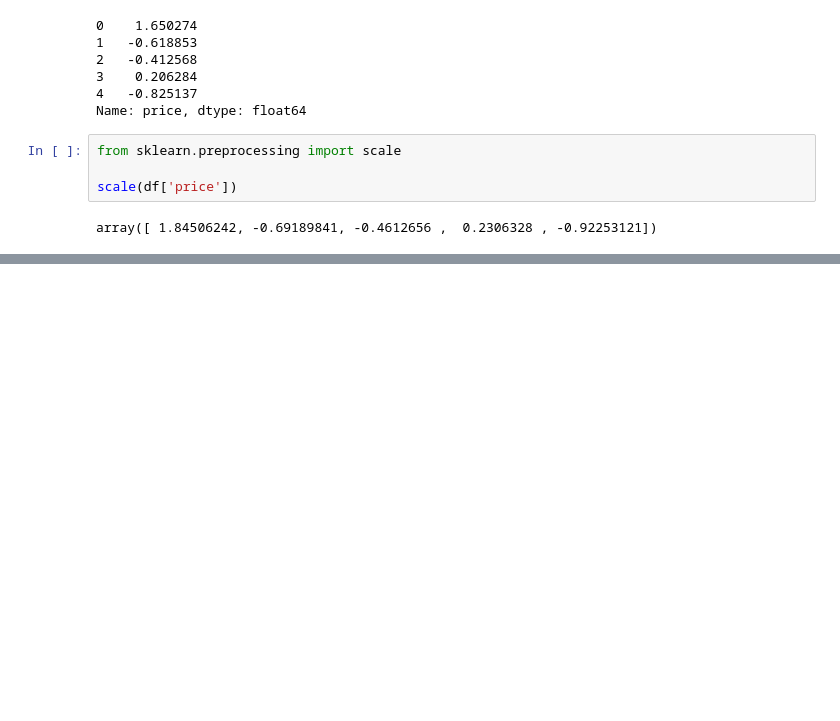
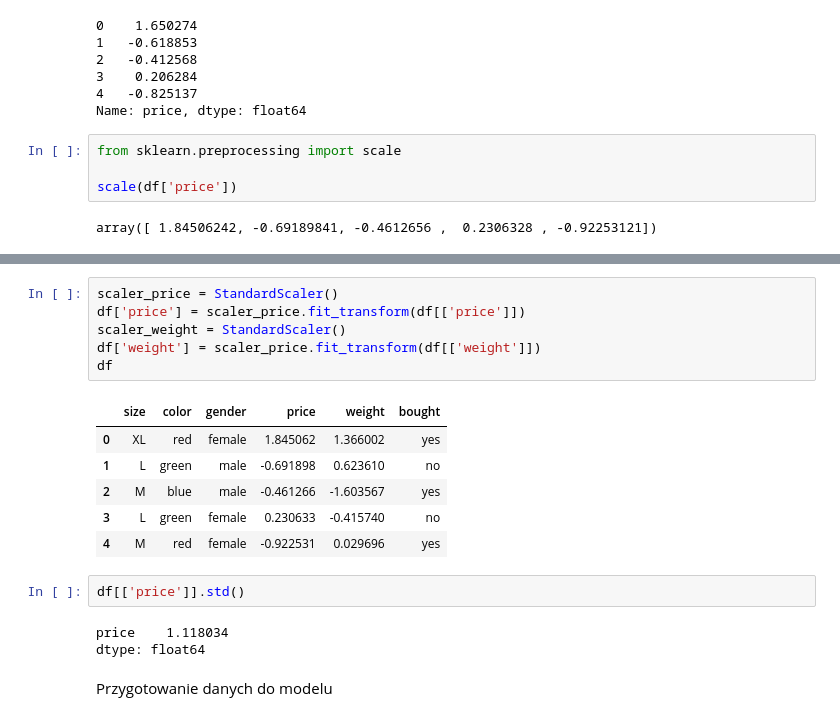
Before and after one commit to PrzemyslawJozefLawniczak/machine-learning-bootcamp, a Jupyter notebook: 01_preprocessing.ipynb, the cells around one changed output, grey strips where cells are left out. Saved outputs shown, nothing was run; the diff lists cells and outputs as text; blank space fills up the shorter version.

```diff
--- a/01_preprocessing.ipynb
+++ b/01_preprocessing.ipynb
@@ -290,0 +303,20 @@ array([ 1.84506242, -0.69189841, -0.4612656 ,  0.2306328 , -0.92253121])
+# %%
+scaler_price = StandardScaler()
+df['price'] = scaler_price.fit_transform(df[['price']])
+scaler_weight = StandardScaler()
+df['weight'] = scaler_price.fit_transform(df[['weight']])
+df
+# %% [output]
+|  | size | color | gender | price | weight | bought |
+| 0 | XL | red | female | 1.845062 | 1.366002 | yes |
+| 1 | L | green | male | -0.691898 | 0.623610 | no |
+| 2 | M | blue | male | -0.461266 | -1.603567 | yes |
+| 3 | L | green | female | 0.230633 | -0.415740 | no |
+| 4 | M | red | female | -0.922531 | 0.029696 | yes |
+# %%
+df[['price']].std()
+# %% [output]
+price    1.118034
+dtype: float64
+# %% [markdown]
+Przygotowanie danych do modelu
```
Also changed, not shown: parts of 3 cells of this notebook.
